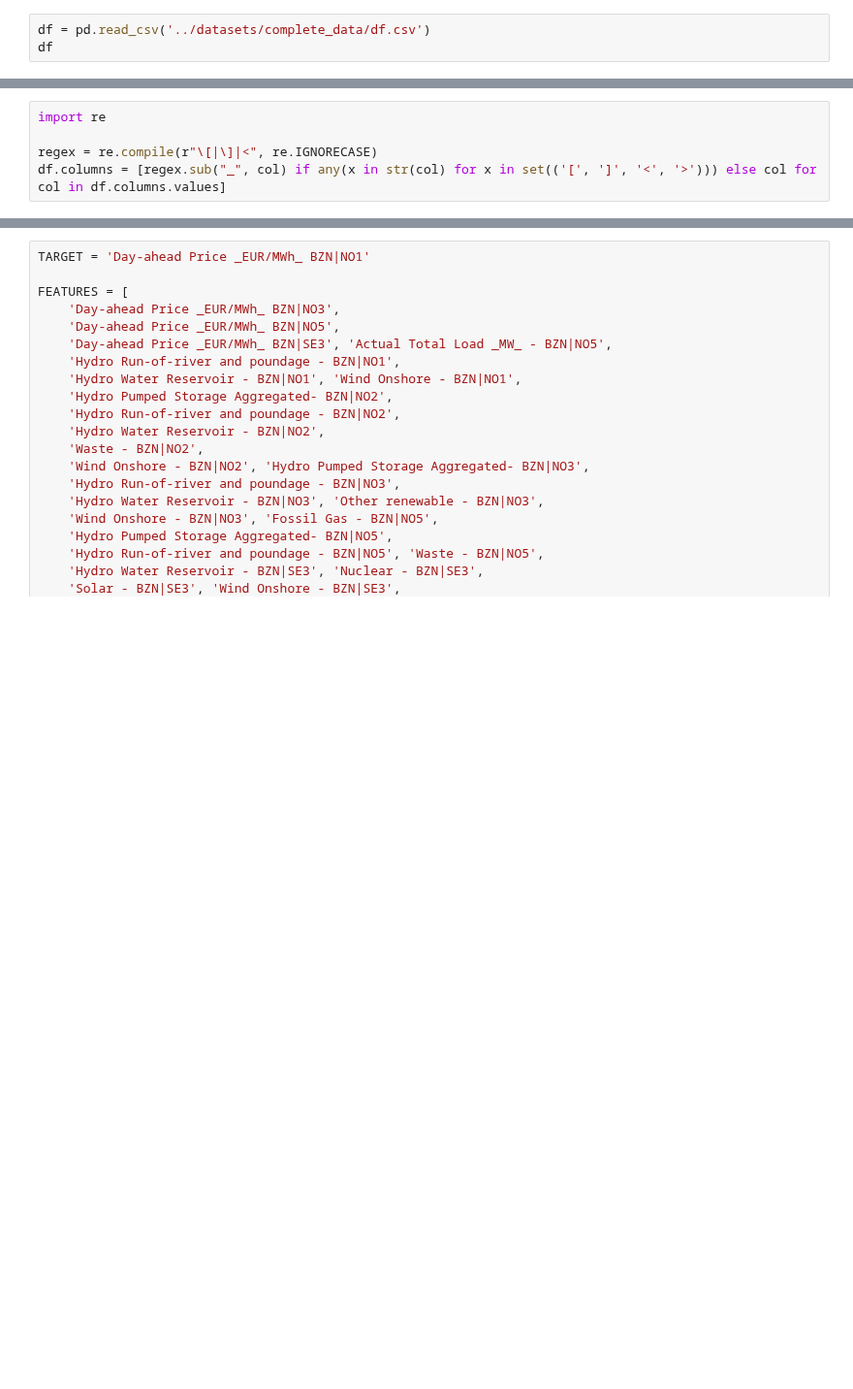
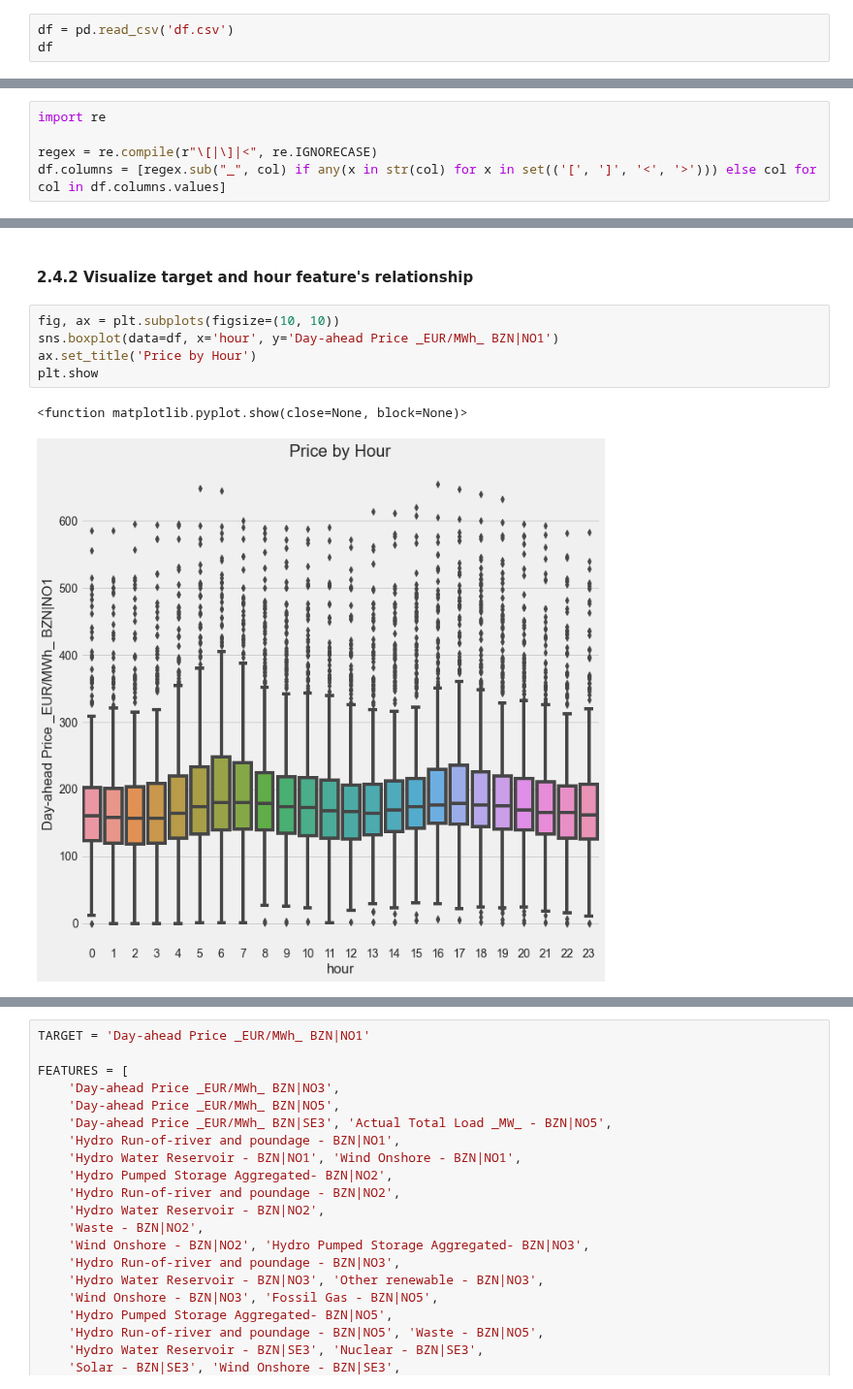
Before and after one commit to HIOF-Bachelor-Project-Group-7/Time-series-energy-price-prediction-bidding-zone-N01, a Jupyter notebook: code/XGBoost/XGboost_multistep forecasting_01.ipynb, the cells around one changed output, grey strips where cells are left out. Shown at 97% size. Saved outputs shown, nothing was run; the diff lists cells and outputs as text; blank space fills up the shorter version.

```diff
--- a/code/XGBoost/XGboost_multistep forecasting_01.ipynb
+++ b/code/XGBoost/XGboost_multistep forecasting_01.ipynb
@@ -18,7 +18,7 @@ pd.set_option('display.max_columns', None)
 # %% [markdown]
 # 1. Load data
 # %%
-df = pd.read_csv('../datasets/complete_data/df.csv')
+df = pd.read_csv('df.csv')
 df
 # %% [output]
 |  | start MTU (UTC) | Day-ahead Price [EUR/MWh] BZN|NO1 | Day-ahead Price [EUR/MWh] BZN|NO3 | Day-ahead Price [EUR/MWh] BZN|NO5 | ... |
@@ -155,0 +130,10 @@ df.columns = [regex.sub("_", col) if any(x in str(col) for x in set(('[', ']', '
+# %% [markdown]
+#### 2.4.2  Visualize target and hour feature's relationship
+# %%
+fig, ax = plt.subplots(figsize=(10, 10))
+sns.boxplot(data=df, x='hour', y='Day-ahead Price _EUR/MWh_ BZN|NO1')
+ax.set_title('Price by Hour')
+plt.show
+# %% [output]
+<function matplotlib.pyplot.show(close=None, block=None)>
+[figure, added]
```
Also changed, not shown: parts of 68 cells of this notebook.
